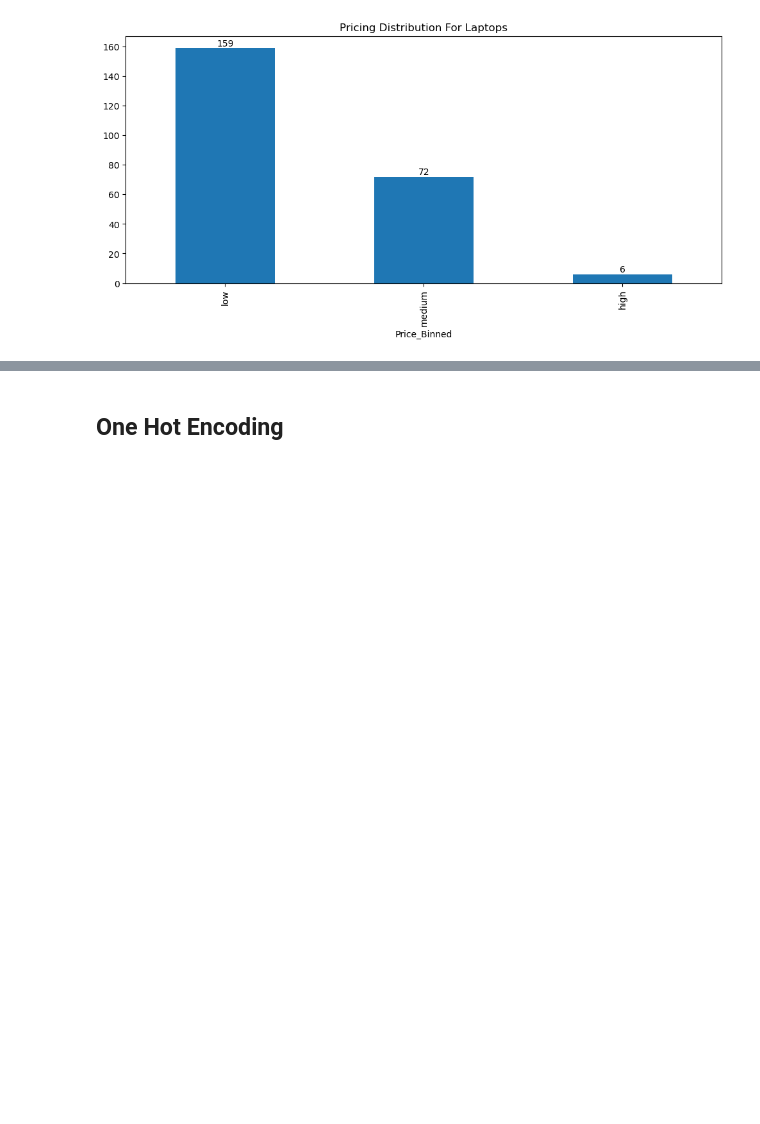
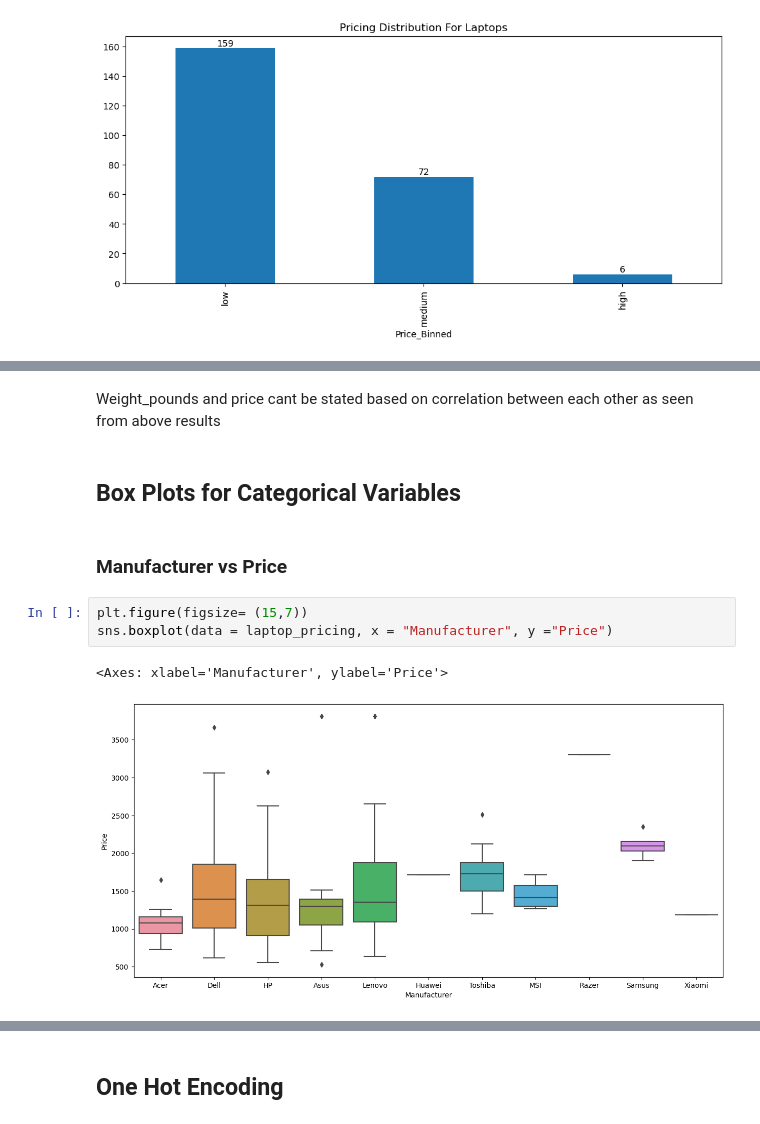
Before and after one commit to vythrey/eda_with_python_laptop_pricing, a Jupyter notebook: eda_with_python_laptop_pricing.ipynb, the cells around one changed output, grey strips where cells are left out. Cells and saved outputs as stored; diff of their text form; blank space fills up the shorter version.

```diff
--- a/eda_with_python_laptop_pricing.ipynb
+++ b/eda_with_python_laptop_pricing.ipynb
@@ -409,0 +473,12 @@ graph_for_Price_Binned.bar_label(graph_for_Price_Binned.containers[0], label_typ
+# %% [markdown]
+Weight_pounds and price cant be stated based on correlation between each other as seen from above results
+# %% [markdown]
+## Box Plots for Categorical Variables
+# %% [markdown]
+### Manufacturer vs Price
+# %%
+plt.figure(figsize= (15,7))
+sns.boxplot(data = laptop_pricing, x = "Manufacturer", y ="Price")
+# %% [output]
+<Axes: xlabel='Manufacturer', ylabel='Price'>
+[figure, added]
```
Also changed, not shown: parts of 49 cells of this notebook, 1 other file.
